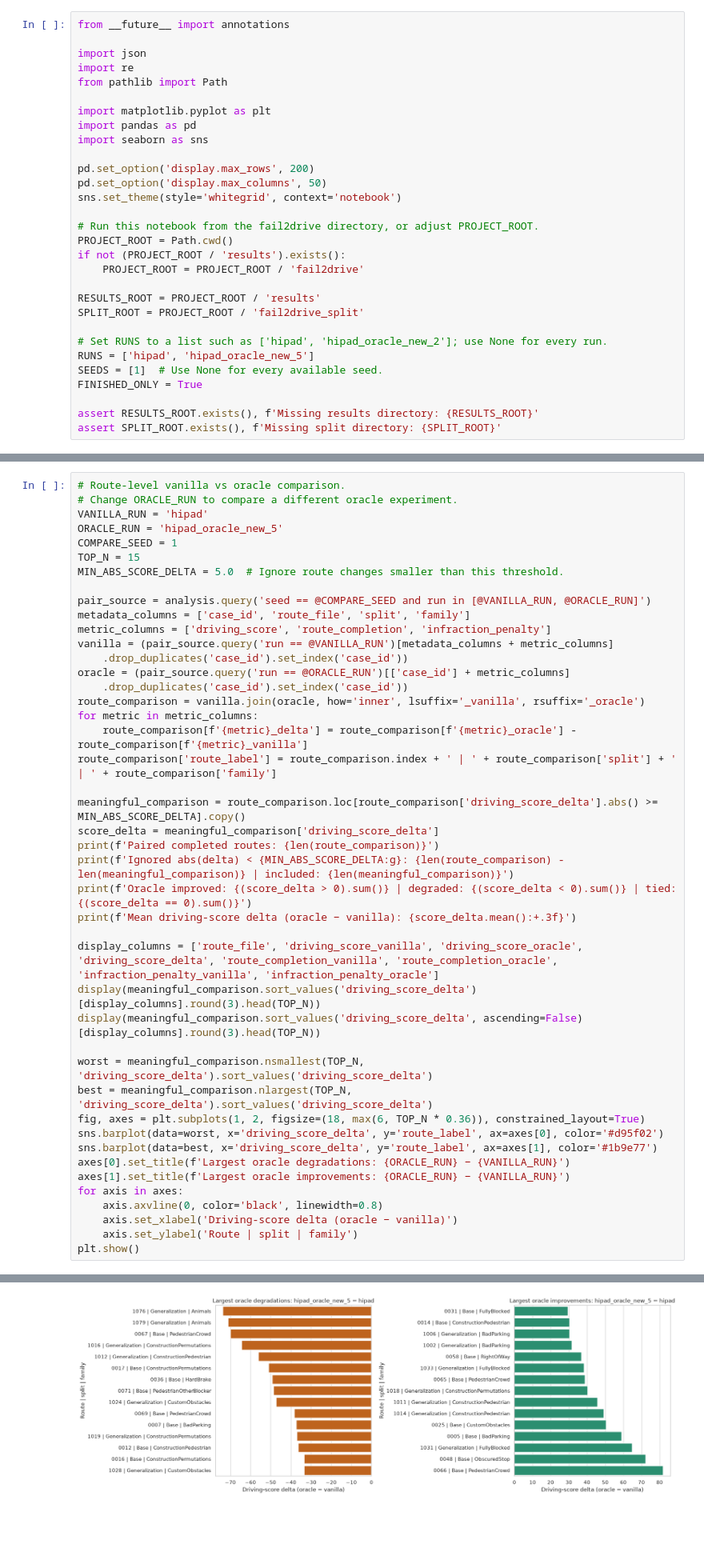
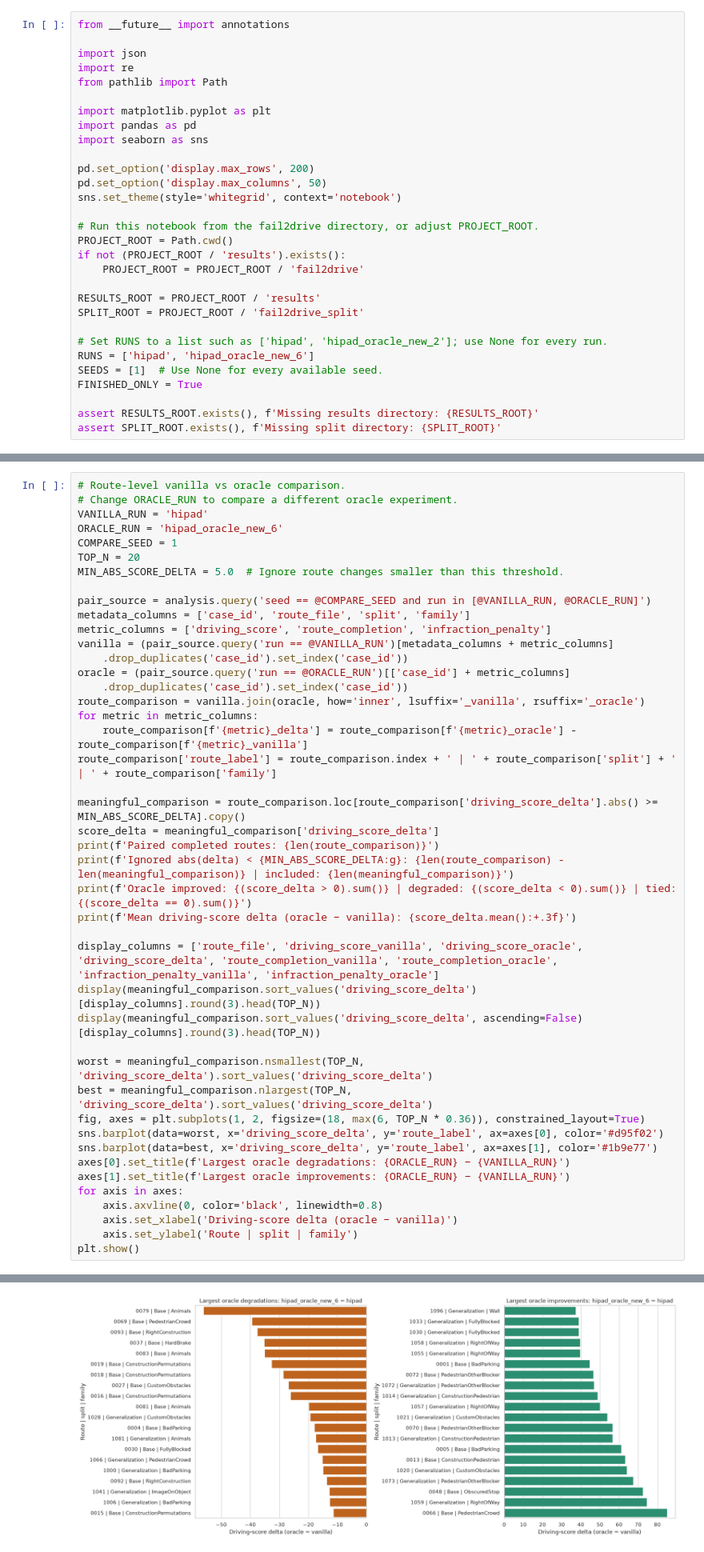
Before and after one commit to BennyWang1007/fail2drive, a Jupyter notebook: analyze_results.ipynb, the cells around one changed output, grey strips where cells are left out. Shown at 80% size. Saved outputs shown, nothing was run; the diff lists cells and outputs as text; blank space fills up the shorter version.

```diff
--- a/analyze_results.ipynb
+++ b/analyze_results.ipynb
@@ -26,7 +26,7 @@ RESULTS_ROOT = PROJECT_ROOT / 'results'
 SPLIT_ROOT = PROJECT_ROOT / 'fail2drive_split'
 
 # Set RUNS to a list such as ['hipad', 'hipad_oracle_new_2']; use None for every run.
-RUNS = ['hipad', 'hipad_oracle_new_5']
+RUNS = ['hipad', 'hipad_oracle_new_6']
 SEEDS = [1]  # Use None for every available seed.
 FINISHED_ONLY = True
 
@@ -230,9 +225,9 @@ plt.show()
 # Route-level vanilla vs oracle comparison.
 # Change ORACLE_RUN to compare a different oracle experiment.
 VANILLA_RUN = 'hipad'
-ORACLE_RUN = 'hipad_oracle_new_5'
+ORACLE_RUN = 'hipad_oracle_new_6'
 COMPARE_SEED = 1
-TOP_N = 15
+TOP_N = 20
 MIN_ABS_SCORE_DELTA = 5.0  # Ignore route changes smaller than this threshold.
 
 pair_source = analysis.query('seed == @COMPARE_SEED and run in [@VANILLA_RUN, @ORACLE_RUN]')
@@ -312,4 +309,4 @@ Mean driving-score delta (oracle − vanilla): -3.529
-[figure, old version]
+[figure, new version]
 # %%
 # Route-level inspection: use this to investigate the largest regressions.
 route_columns = ['run', 'seed', 'case_id', 'route_file', 'split', 'family'] + METRICS + [
```
Also changed, not shown: parts of 7 cells of this notebook, 5 other files.
